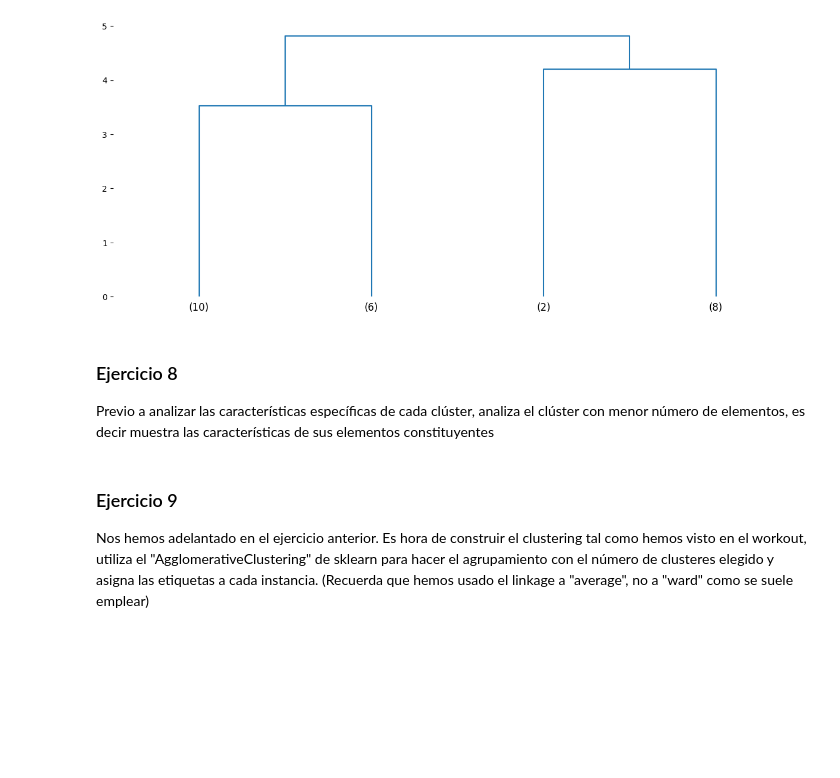
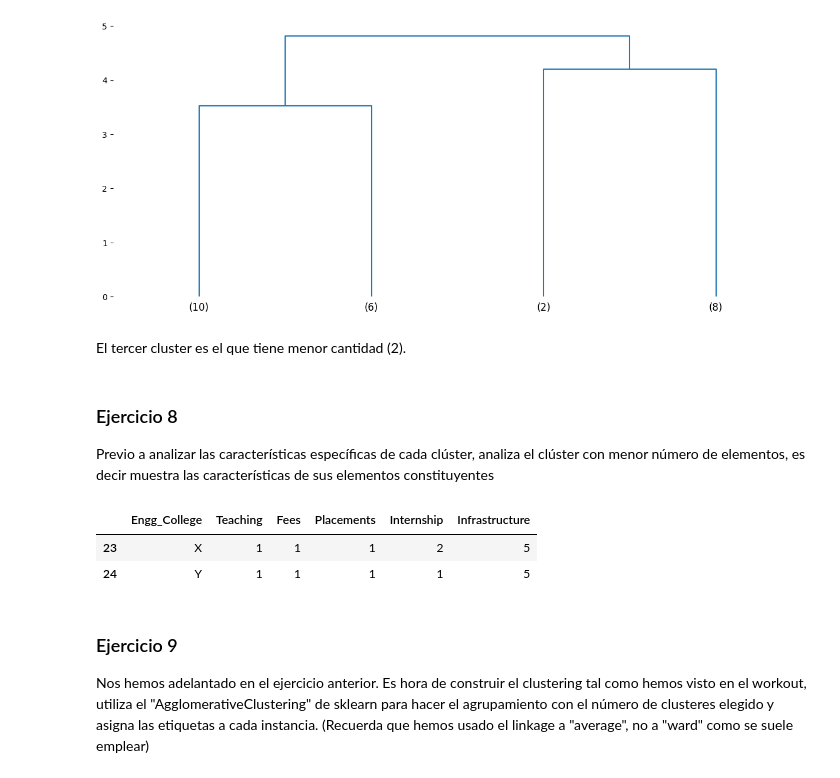
Before and after one commit to jacobo010/ONLINE_DS_THEBRIDGE_jacobo, a Jupyter notebook: Programacion_basica/Sprint13/Unidad_02/14_Ejercicios_Clustering_Jerárquico.ipynb, the cells around one changed output. Cells and saved outputs as stored; diff of their text form; code cells hidden in the pictures; blank space fills up the shorter version.

```diff
--- a/Programacion_basica/Sprint13/Unidad_02/14_Ejercicios_Clustering_Jerárquico.ipynb
+++ b/Programacion_basica/Sprint13/Unidad_02/14_Ejercicios_Clustering_Jerárquico.ipynb
@@ -175,10 +175,18 @@ dend = dendrogram(link_method,
 sns.despine(left=True, bottom=True)
 # %% [output]
 [figure]
+# %% [markdown]
+El tercer cluster es el que tiene menor cantidad (2).
 # %% [markdown]
 ### Ejercicio 8
 
 Previo a analizar las características específicas de cada clúster, analiza el clúster con menor número de elementos, es decir muestra las características de sus elementos constituyentes
+# %%
+train_set[train_set["Engg_College"].isin(["X","Y"])]
+# %% [output]
+|  | Engg_College | Teaching | Fees | Placements | Internship | Infrastructure |
+| 23 | X | 1 | 1 | 1 | 2 | 5 |
+| 24 | Y | 1 | 1 | 1 | 1 | 5 |
 # %% [markdown]
 ### Ejercicio 9
 
```
Also changed, not shown: parts of 6 cells of this notebook, 5 other files.
